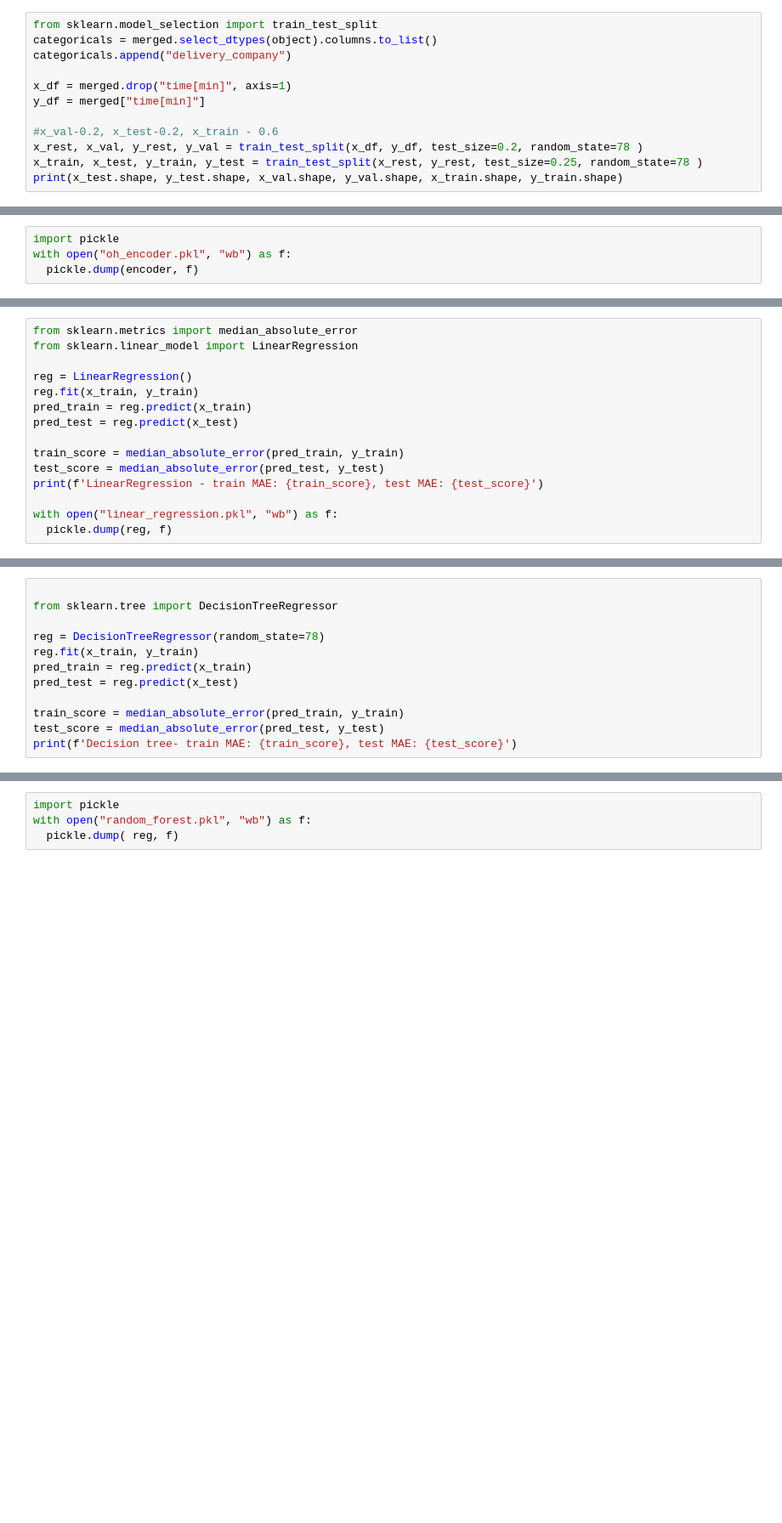
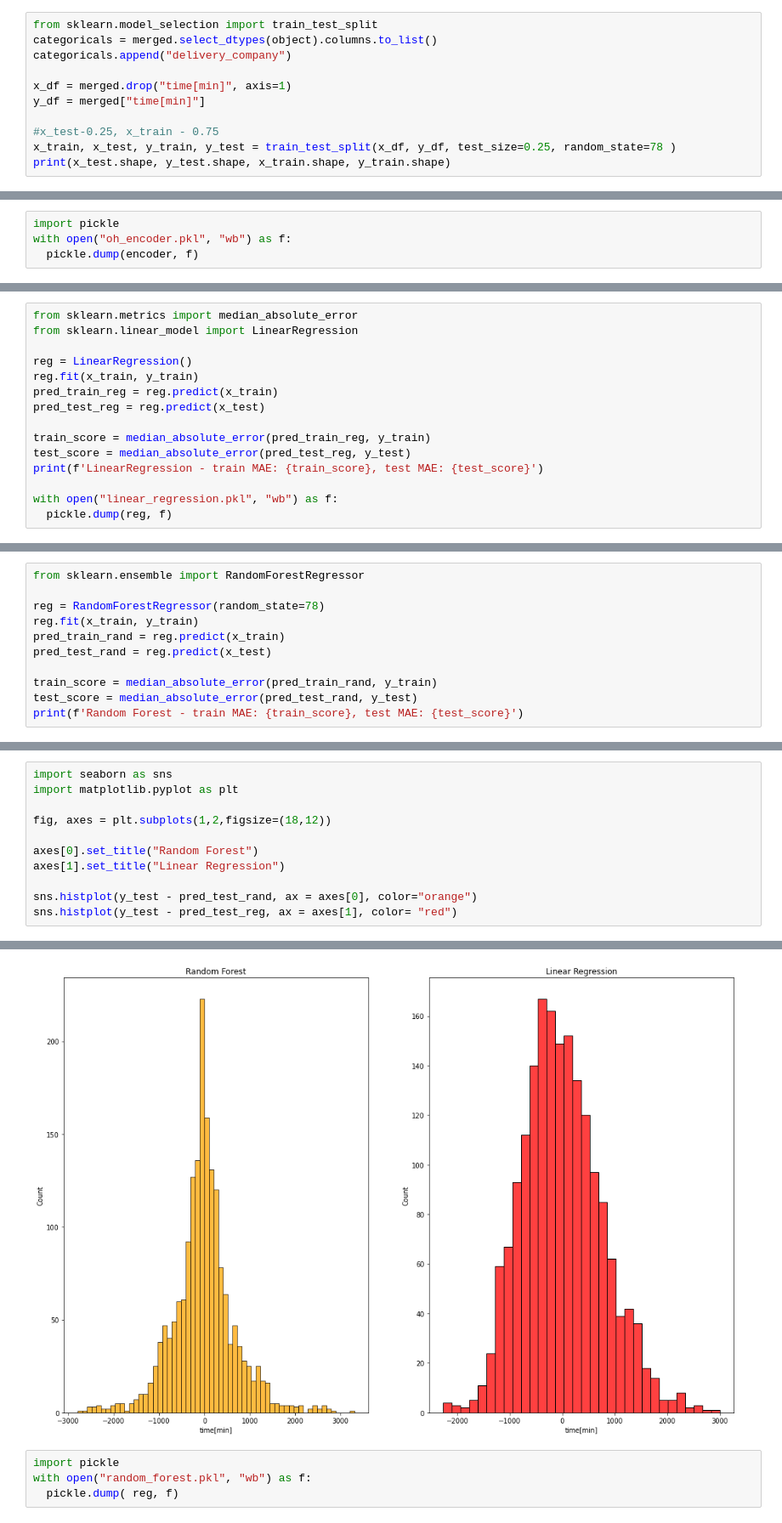
Before and after one commit to RafalUzarowicz/IUM, a Jupyter notebook: models/training/modeling.ipynb, the cells around one changed output, grey strips where cells are left out. Shown at 85% size. Saved outputs shown, nothing was run; the diff lists cells and outputs as text; blank space fills up the shorter version.

Commit message:
Add graphs

```diff
--- a/models/training/modeling.ipynb
+++ b/models/training/modeling.ipynb
@@ -127,8 +130,7 @@ categoricals.append("delivery_company")
 x_df = merged.drop("time[min]", axis=1)
 y_df = merged["time[min]"]
 
-#x_val-0.2, x_test-0.2, x_train - 0.6
-x_rest, x_val, y_rest, y_val = train_test_split(x_df, y_df, test_size=0.2, random_state=78 )
-x_train, x_test, y_train, y_test = train_test_split(x_rest, y_rest, test_size=0.25, random_state=78 )
-print(x_test.shape, y_test.shape, x_val.shape, y_val.shape, x_train.shape, y_train.shape)
+#x_test-0.25, x_train - 0.75
+x_train, x_test, y_train, y_test = train_test_split(x_df, y_df, test_size=0.25, random_state=78 )
+print(x_test.shape, y_test.shape, x_train.shape, y_train.shape)
 # %% [output]
@@ -174,11 +163,11 @@ from sklearn.linear_model import LinearRegression
 
 reg = LinearRegression()
 reg.fit(x_train, y_train)
-pred_train = reg.predict(x_train)
-pred_test = reg.predict(x_test)
+pred_train_reg = reg.predict(x_train)
+pred_test_reg = reg.predict(x_test)
 
-train_score = median_absolute_error(pred_train, y_train)
-test_score = median_absolute_error(pred_test, y_test)
+train_score = median_absolute_error(pred_train_reg, y_train)
+test_score = median_absolute_error(pred_test_reg, y_test)
 print(f'LinearRegression - train MAE: {train_score}, test MAE: {test_score}')
 
 with open("linear_regression.pkl", "wb") as f:
@@ -188,13 +177,12 @@ LinearRegression - train MAE: 482.32340582091547, test MAE: 537.015271505966
 # %%
+from sklearn.ensemble import RandomForestRegressor
 
-from sklearn.tree import DecisionTreeRegressor
+reg = RandomForestRegressor(random_state=78)
+reg.fit(x_train, y_train)
+pred_train_rand = reg.predict(x_train)
+pred_test_rand = reg.predict(x_test)
 
-reg = DecisionTreeRegressor(random_state=78)
-reg.fit(x_train, y_train)
-pred_train = reg.predict(x_train)
-pred_test = reg.predict(x_test)
-
-train_score = median_absolute_error(pred_train, y_train)
-test_score = median_absolute_error(pred_test, y_test)
-print(f'Decision tree- train MAE: {train_score}, test MAE: {test_score}')
+train_score = median_absolute_error(pred_train_rand, y_train)
+test_score = median_absolute_error(pred_test_rand, y_test)
+print(f'Random Forest - train MAE: {train_score}, test MAE: {test_score}')
 # %% [output]
@@ -252,0 +190,12 @@ Random Forest - train MAE: 117.65000000000009, test MAE: 319.8699999999999
+# %%
+import seaborn as sns
+import matplotlib.pyplot as plt
+
+fig, axes = plt.subplots(1,2,figsize=(18,12))
+
+axes[0].set_title("Random Forest")
+axes[1].set_title("Linear Regression")
+
+sns.histplot(y_test - pred_test_rand, ax = axes[0], color="orange")
+sns.histplot(y_test - pred_test_reg, ax = axes[1], color= "red")
+# %% [output]
@@ -253,3 +203,4 @@ Random Forest - train MAE: 117.65000000000009, test MAE: 319.8699999999999
+[figure, added]
 # %%
 import pickle
 with open("random_forest.pkl", "wb") as f:
```
Also changed, not shown: parts of 12 cells of this notebook.
